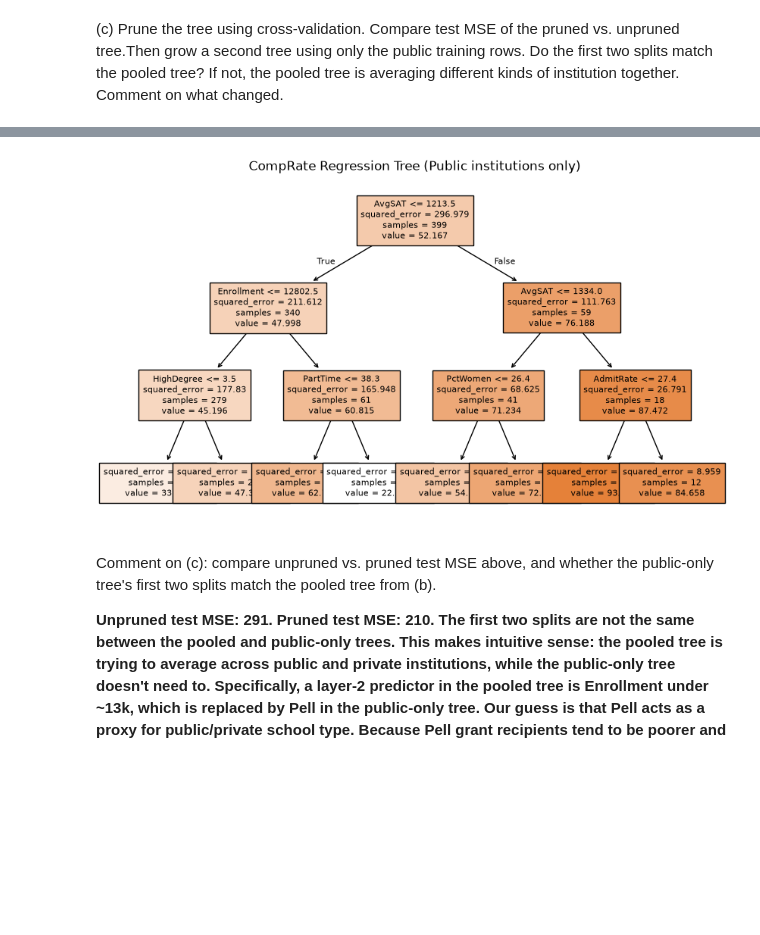
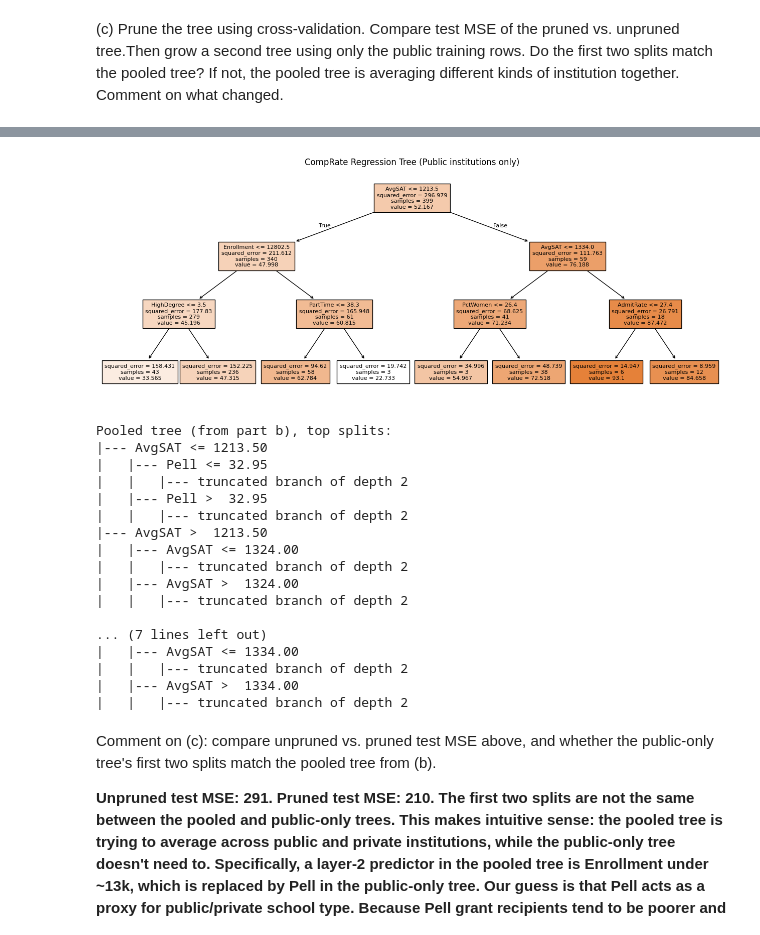
Before and after one commit to uiuc-msynowiec/cs598_psl, a Jupyter notebook: CodingAssignments/CA3/CS598_PSL_CA_3.ipynb, the cells around one changed output, grey strips where cells are left out. Drawn from its saved outputs; the diff is of its cells as text; code cells hidden in the pictures; blank space fills up the shorter version.

Commit message:
add formatting in 1b and 1c from mark branch.

```diff
--- a/CodingAssignments/CA3/CS598_PSL_CA_3.ipynb
+++ b/CodingAssignments/CA3/CS598_PSL_CA_3.ipynb
@@ -240,7 +244,7 @@ print("Pruned test MSE:", pruned_mse, "| ccp_alpha:", grid.best_params_["ccp_alp
 public_tree = DecisionTreeRegressor(max_depth=3, min_impurity_decrease=0.008, random_state=RANDOM_SEED)
 public_tree.fit(X_train[control_train == "Public"], y_train[control_train == "Public"])
 
-plt.figure(figsize=(10, 6))
+plt.figure(figsize=(16, 6))
 plot_tree(public_tree, feature_names=list(X_train.columns), filled=True, fontsize=8)
 plt.title("CompRate Regression Tree (Public institutions only)")
 plt.show()
@@ -255,4 +259,21 @@ Pruned test MSE: 210.12377668826724 | ccp_alpha: 5.332026816565417
-[figure, old version]
+[figure, new version]
+Pooled tree (from part b), top splits:
+|--- AvgSAT <= 1213.50
+|   |--- Pell <= 32.95
+|   |   |--- truncated branch of depth 2
+|   |--- Pell >  32.95
+|   |   |--- truncated branch of depth 2
+|--- AvgSAT >  1213.50
+|   |--- AvgSAT <= 1324.00
+|   |   |--- truncated branch of depth 2
+|   |--- AvgSAT >  1324.00
+|   |   |--- truncated branch of depth 2
+
+... (7 lines left out)
+|   |--- AvgSAT <= 1334.00
+|   |   |--- truncated branch of depth 2
+|   |--- AvgSAT >  1334.00
+|   |   |--- truncated branch of depth 2
 # %% [markdown]
  Comment on (c): compare unpruned vs. pruned test MSE above, and whether the public-only tree's first two splits match the pooled tree from (b).
 
```
Also changed, not shown: parts of 5 cells of this notebook.
